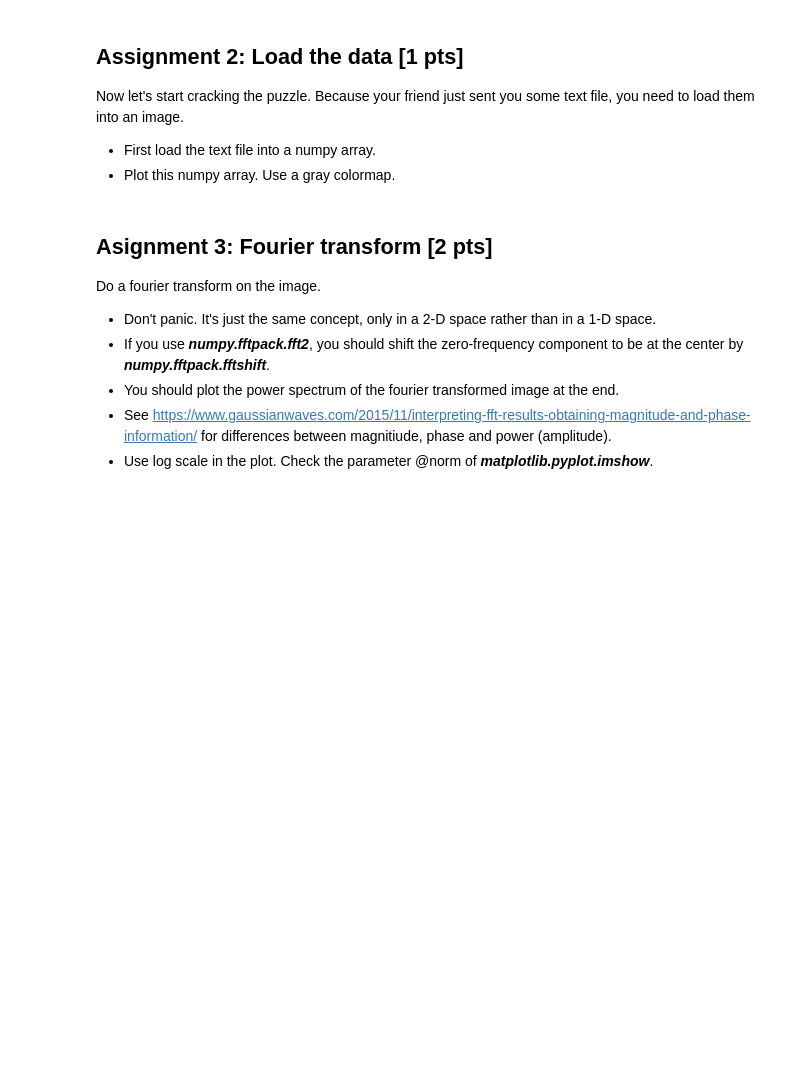
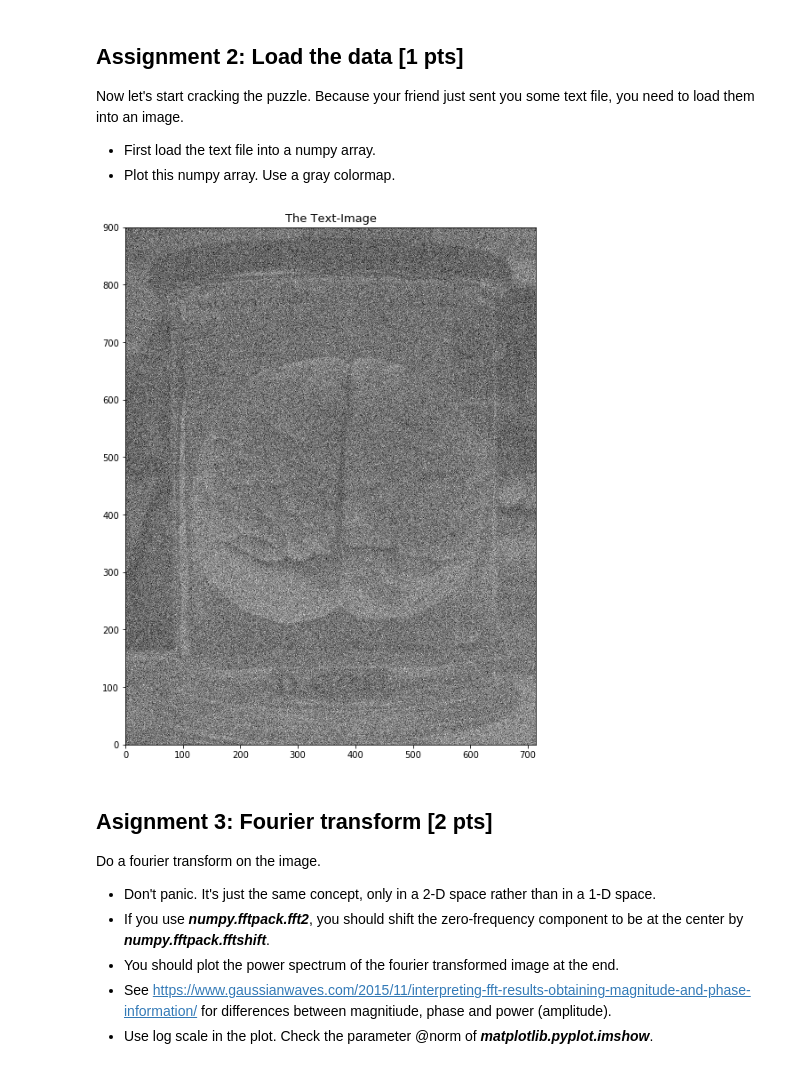
Before and after one commit to NBP-ACC/week-9-acc_01, a Jupyter notebook: sheet07.ipynb, the cells around one changed output. Saved outputs shown, nothing was run; the diff lists cells and outputs as text; code cells hidden in the pictures; blank space fills up the shorter version.

```diff
--- a/sheet07.ipynb
+++ b/sheet07.ipynb
@@ -156,3 +154,13 @@ Now let's start cracking the puzzle. Because your friend just sent you some text
+# %%
+# load the text into a numpy array
+image_text = np.loadtxt("important.txt")
+
+# plot the numpy array
+plt.figure(figsize=(13.8, 10.71))
+plt.title('The Text-Image', fontsize=13)
+plt.imshow(image_text, extent=(0,image_text.shape[1],0,image_text.shape[0]), cmap='gray');
+# %% [output]
+[figure, added]
 # %% [markdown]
 ## Asignment 3: Fourier transform [2 pts]
 Do a fourier transform on the image.
```
Also changed, not shown: parts of 3 cells of this notebook.
